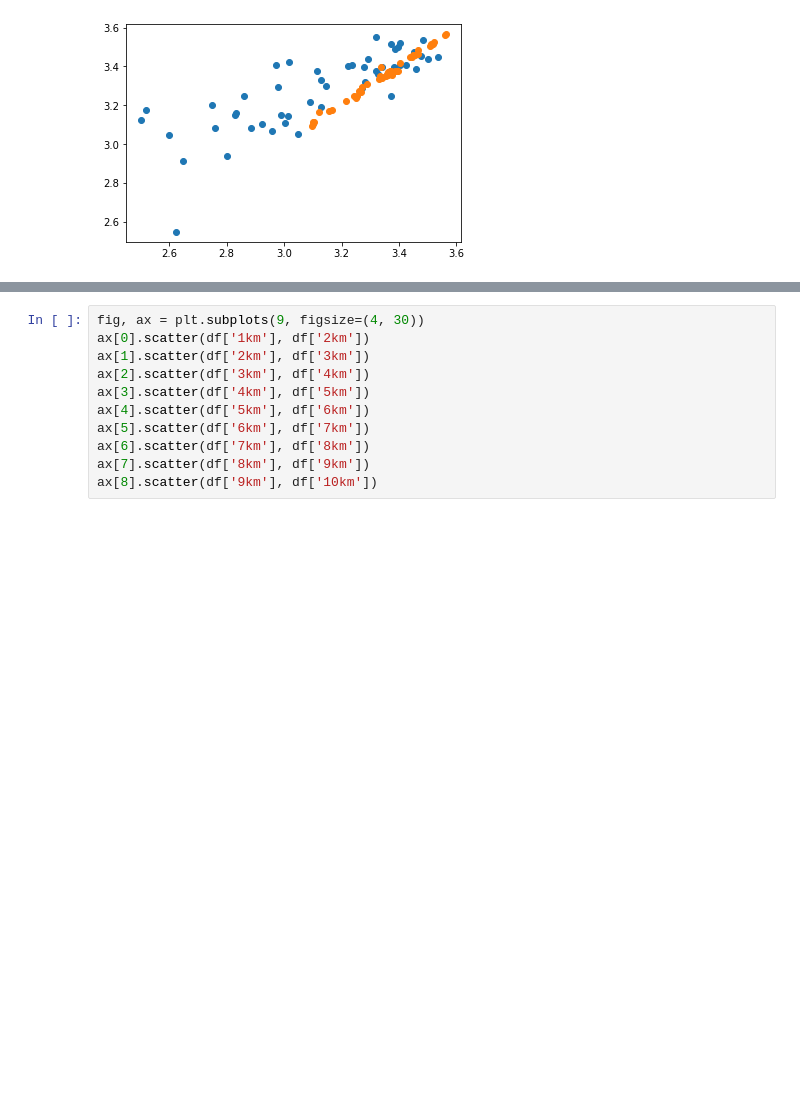
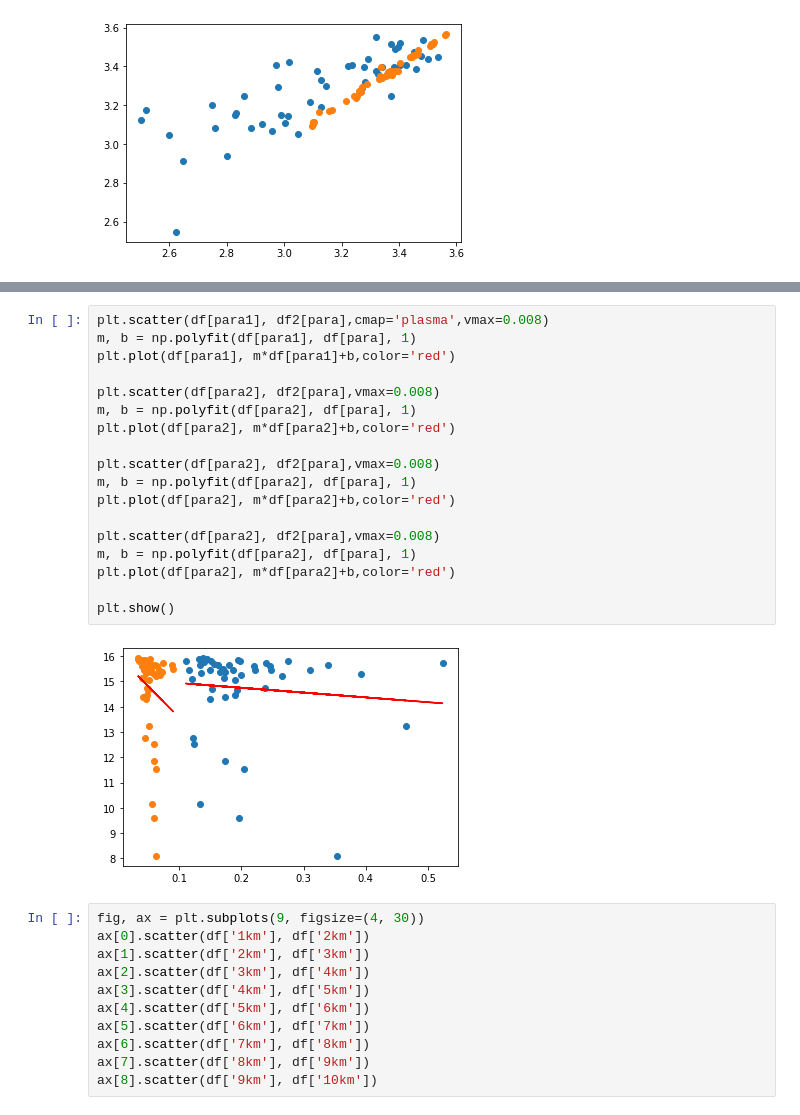
Before and after one commit to PunitSharnagat/Project_M.Tech, a Jupyter notebook: Automated file.ipynb, the cells around one changed output, grey strips where cells are left out. Saved outputs shown, nothing was run; the diff lists cells and outputs as text; blank space fills up the shorter version.

```diff
--- a/Automated file.ipynb
+++ b/Automated file.ipynb
@@ -2566,3 +2680,23 @@ plt.show()
+# %%
+plt.scatter(df[para1], df2[para],cmap='plasma',vmax=0.008)
+m, b = np.polyfit(df[para1], df[para], 1)
+plt.plot(df[para1], m*df[para1]+b,color='red')
+
+plt.scatter(df[para2], df2[para],vmax=0.008)
+m, b = np.polyfit(df[para2], df[para], 1)
+plt.plot(df[para2], m*df[para2]+b,color='red')
+
+plt.scatter(df[para2], df2[para],vmax=0.008)
+m, b = np.polyfit(df[para2], df[para], 1)
+plt.plot(df[para2], m*df[para2]+b,color='red')
+
+plt.scatter(df[para2], df2[para],vmax=0.008)
+m, b = np.polyfit(df[para2], df[para], 1)
+plt.plot(df[para2], m*df[para2]+b,color='red')
+
+plt.show()
+# %% [output]
+[figure, added]
 # %%
 fig, ax = plt.subplots(9, figsize=(4, 30))
 ax[0].scatter(df['1km'], df['2km'])
```
Also changed, not shown: parts of 15 cells of this notebook, 11 other files.
